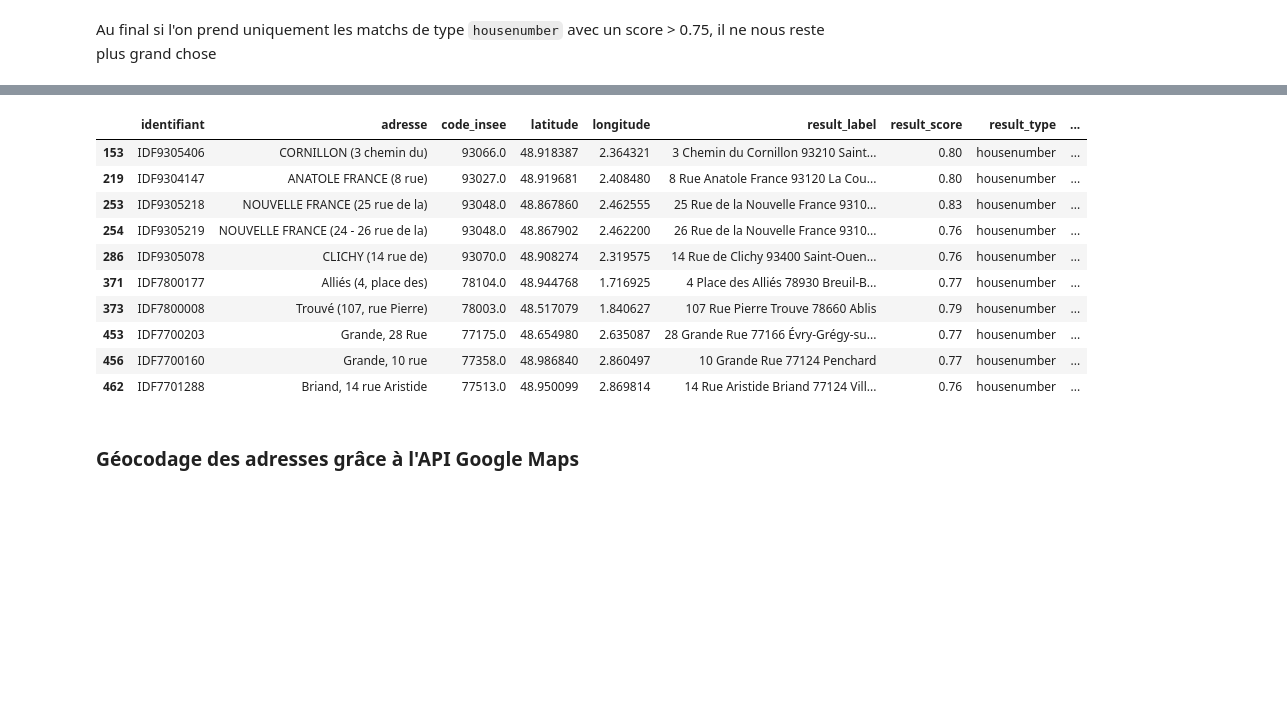
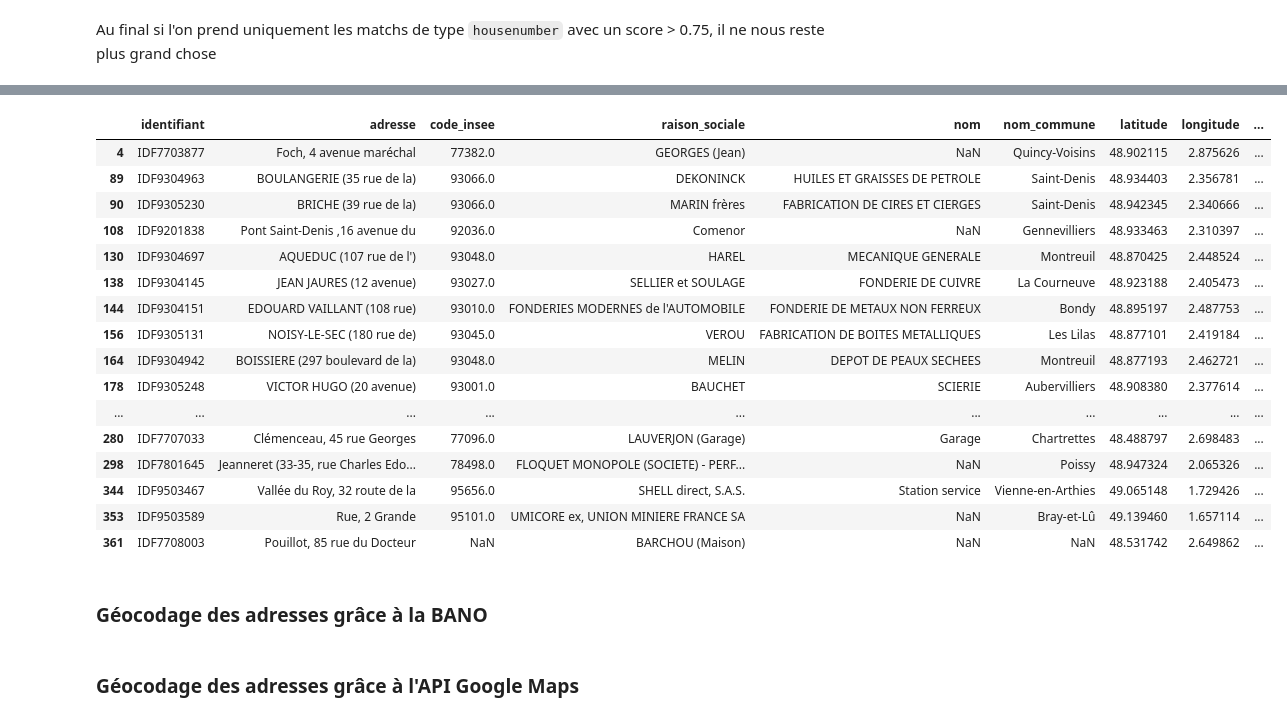
Before and after one commit to MTES-MCT/kelrisks-datascience, a Jupyter notebook: notebooks/basias.ipynb, the cells around one changed output, grey strips where cells are left out. Drawn from its saved outputs; the diff is of its cells as text; code cells hidden in the pictures; blank space fills up the shorter version.

```diff
--- a/notebooks/basias.ipynb
+++ b/notebooks/basias.ipynb
@@ -242,17 +253,24 @@ Le nombre de matchs valides est de 41
-# %%
-# Regardons à quoi ils ressemblent
-geocoded_valid.head(n=10)
-# %% [output]
-|  | identifiant | adresse | code_insee | latitude | longitude | result_label | result_score | result_type | ... |
-| 153 | IDF9305406 | CORNILLON (3 chemin du) | 93066.0 | 48.918387 | 2.364321 | 3 Chemin du Cornillon 93210 Saint... | 0.80 | housenumber | ... |
-| 219 | IDF9304147 | ANATOLE FRANCE (8 rue) | 93027.0 | 48.919681 | 2.408480 | 8 Rue Anatole France 93120 La Cou... | 0.80 | housenumber | ... |
-| 253 | IDF9305218 | NOUVELLE FRANCE (25 rue de la) | 93048.0 | 48.867860 | 2.462555 | 25 Rue de la Nouvelle France 9310... | 0.83 | housenumber | ... |
-| 254 | IDF9305219 | NOUVELLE FRANCE (24 - 26 rue de la) | 93048.0 | 48.867902 | 2.462200 | 26 Rue de la Nouvelle France 9310... | 0.76 | housenumber | ... |
-| 286 | IDF9305078 | CLICHY (14 rue de) | 93070.0 | 48.908274 | 2.319575 | 14 Rue de Clichy 93400 Saint-Ouen... | 0.76 | housenumber | ... |
-| 371 | IDF7800177 | Alliés (4, place des) | 78104.0 | 48.944768 | 1.716925 | 4 Place des Alliés 78930 Breuil-B... | 0.77 | housenumber | ... |
-| 373 | IDF7800008 | Trouvé (107, rue Pierre) | 78003.0 | 48.517079 | 1.840627 | 107 Rue Pierre Trouve 78660 Ablis | 0.79 | housenumber | ... |
-| 453 | IDF7700203 | Grande, 28 Rue | 77175.0 | 48.654980 | 2.635087 | 28 Grande Rue 77166 Évry-Grégy-su... | 0.77 | housenumber | ... |
-| 456 | IDF7700160 | Grande, 10 rue | 77358.0 | 48.986840 | 2.860497 | 10 Grande Rue 77124 Penchard | 0.77 | housenumber | ... |
-| 462 | IDF7701288 | Briand, 14 rue Aristide | 77513.0 | 48.950099 | 2.869814 | 14 Rue Aristide Briand 77124 Vill... | 0.76 | housenumber | ... |
+# %%
+geocoded_street_valid
+# %% [output]
+|  | identifiant | adresse | code_insee | raison_sociale | nom | nom_commune | latitude | longitude | ... |
+| 4 | IDF7703877 | Foch, 4 avenue maréchal | 77382.0 | GEORGES (Jean) | NaN | Quincy-Voisins | 48.902115 | 2.875626 | ... |
+| 89 | IDF9304963 | BOULANGERIE (35 rue de la) | 93066.0 | DEKONINCK | HUILES ET GRAISSES DE PETROLE | Saint-Denis | 48.934403 | 2.356781 | ... |
+| 90 | IDF9305230 | BRICHE (39 rue de la) | 93066.0 | MARIN frères | FABRICATION DE CIRES ET CIERGES | Saint-Denis | 48.942345 | 2.340666 | ... |
+| 108 | IDF9201838 | Pont Saint-Denis ,16 avenue du | 92036.0 | Comenor | NaN | Gennevilliers | 48.933463 | 2.310397 | ... |
+| 130 | IDF9304697 | AQUEDUC (107 rue de l') | 93048.0 | HAREL | MECANIQUE GENERALE | Montreuil | 48.870425 | 2.448524 | ... |
+| 138 | IDF9304145 | JEAN JAURES (12 avenue) | 93027.0 | SELLIER et SOULAGE | FONDERIE DE CUIVRE | La Courneuve | 48.923188 | 2.405473 | ... |
+| 144 | IDF9304151 | EDOUARD VAILLANT (108 rue) | 93010.0 | FONDERIES MODERNES de l'AUTOMOBILE | FONDERIE DE METAUX NON FERREUX | Bondy | 48.895197 | 2.487753 | ... |
+| 156 | IDF9305131 | NOISY-LE-SEC (180 rue de) | 93045.0 | VEROU | FABRICATION DE BOITES METALLIQUES | Les Lilas | 48.877101 | 2.419184 | ... |
+| 164 | IDF9304942 | BOISSIERE (297 boulevard de la) | 93048.0 | MELIN | DEPOT DE PEAUX SECHEES | Montreuil | 48.877193 | 2.462721 | ... |
+| 178 | IDF9305248 | VICTOR HUGO (20 avenue) | 93001.0 | BAUCHET | SCIERIE | Aubervilliers | 48.908380 | 2.377614 | ... |
+| ... | ... | ... | ... | ... | ... | ... | ... | ... | ... |
+| 280 | IDF7707033 | Clémenceau, 45 rue Georges | 77096.0 | LAUVERJON (Garage) | Garage | Chartrettes | 48.488797 | 2.698483 | ... |
+| 298 | IDF7801645 | Jeanneret (33-35, rue Charles Edo... | 78498.0 | FLOQUET MONOPOLE (SOCIETE) - PERF... | NaN | Poissy | 48.947324 | 2.065326 | ... |
+| 344 | IDF9503467 | Vallée du Roy, 32 route de la | 95656.0 | SHELL direct, S.A.S. | Station service | Vienne-en-Arthies | 49.065148 | 1.729426 | ... |
+| 353 | IDF9503589 | Rue, 2 Grande | 95101.0 | UMICORE ex, UNION MINIERE FRANCE SA | NaN | Bray-et-Lû | 49.139460 | 1.657114 | ... |
+| 361 | IDF7708003 | Pouillot, 85 rue du Docteur | NaN | BARCHOU (Maison) | NaN | NaN | 48.531742 | 2.649862 | ... |
+# %% [markdown]
+### Géocodage des adresses grâce à la BANO
 # %% [markdown]
 ### Géocodage des adresses grâce à l'API Google Maps
```
Also changed, not shown: parts of 19 cells of this notebook, 21 other files.
